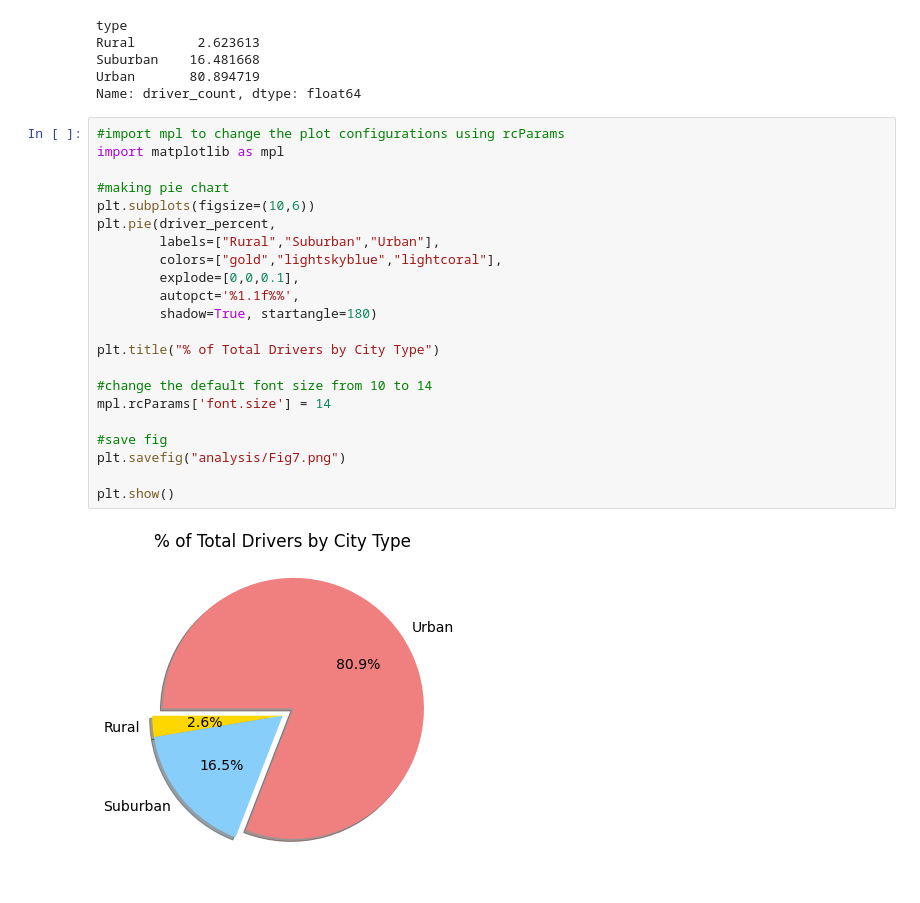
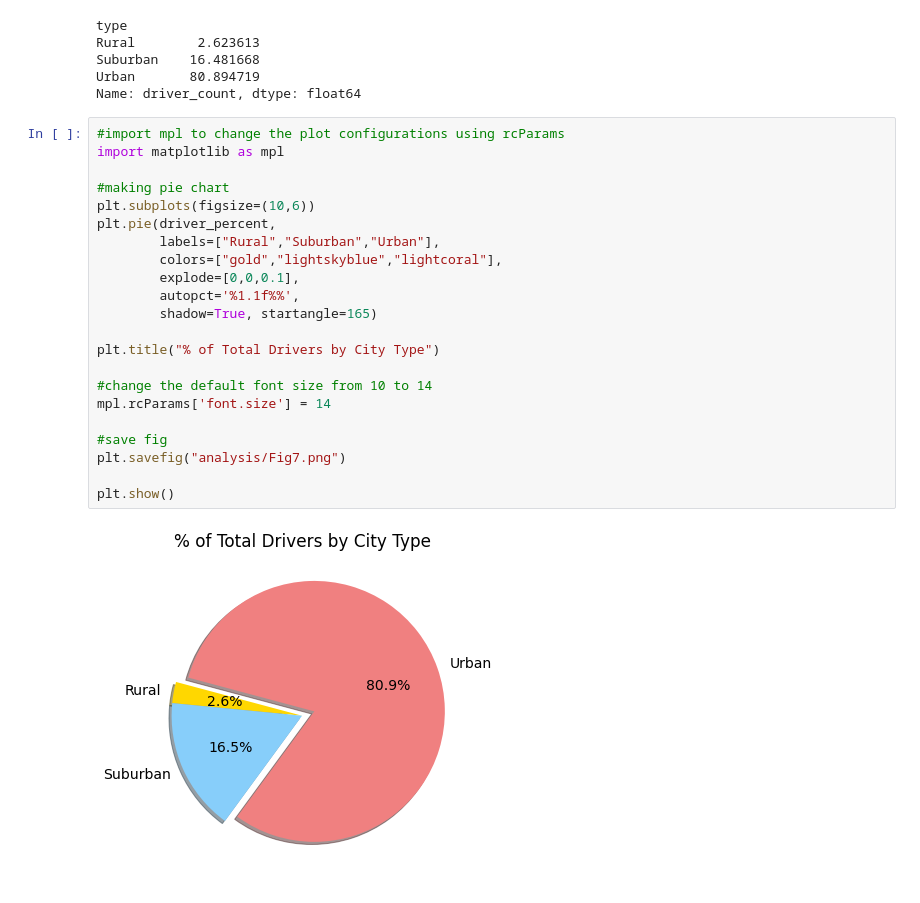
Before and after one commit to JerryMcG/PyBer_Analysis, a Jupyter notebook: PyBer.ipynb, the cells around one changed output. Saved outputs shown, nothing was run; the diff lists cells and outputs as text.

Commit message:
Percent Pie Charts complete

```diff
--- a/PyBer.ipynb
+++ b/PyBer.ipynb
@@ -888,24 +888,24 @@ Name: driver_count, dtype: float64
 # %%
 #import mpl to change the plot configurations using rcParams
 import matplotlib as mpl
 
 #making pie chart
 plt.subplots(figsize=(10,6))
 plt.pie(driver_percent,
         labels=["Rural","Suburban","Urban"],
         colors=["gold","lightskyblue","lightcoral"],
         explode=[0,0,0.1],
         autopct='%1.1f%%',
-        shadow=True, startangle=180)
+        shadow=True, startangle=165)
 
 plt.title("% of Total Drivers by City Type")
 
 #change the default font size from 10 to 14
 mpl.rcParams['font.size'] = 14
 
 #save fig
 plt.savefig("analysis/Fig7.png")
 
 plt.show()
 # %% [output]
-[figure, old version]
+[figure, new version]
```
Also changed, not shown: 1 other file.
